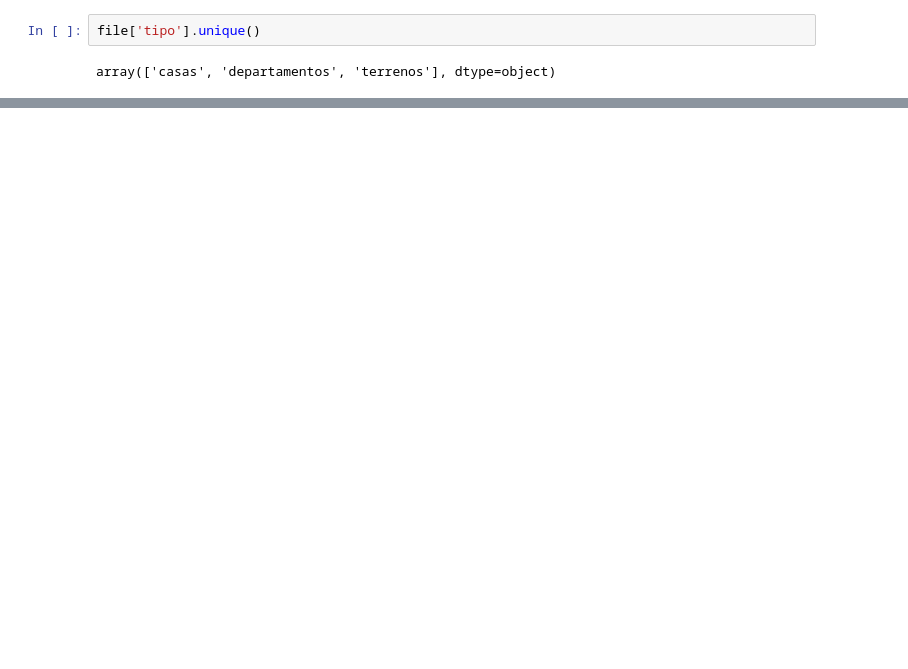
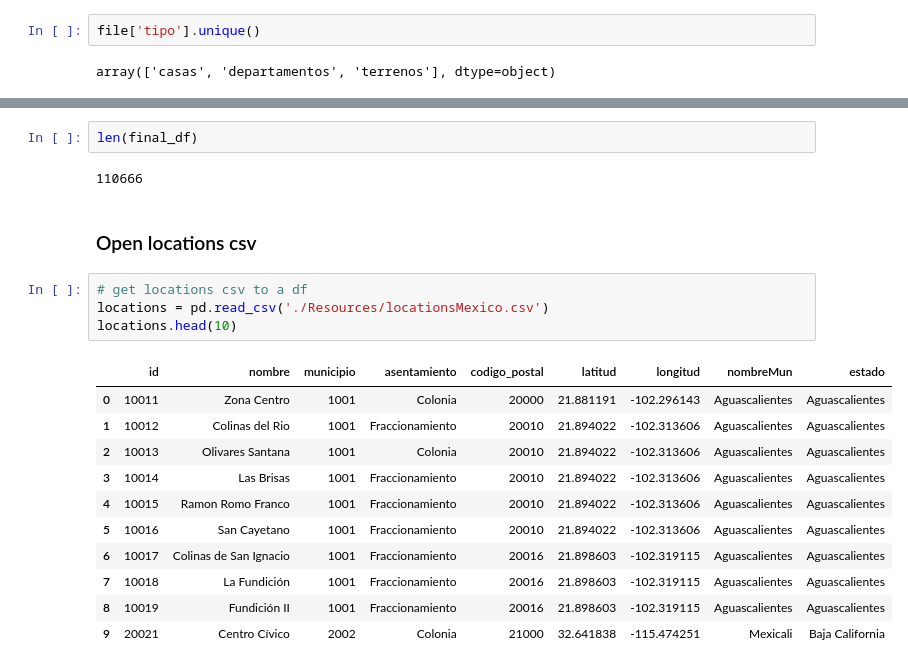
Before and after one commit to JCastro1986/Final-Project, a Jupyter notebook: ETL_process.ipynb, the cells around one changed output, grey strips where cells are left out. Saved outputs shown, nothing was run; the diff lists cells and outputs as text; blank space fills up the shorter version.

```diff
--- a/ETL_process.ipynb
+++ b/ETL_process.ipynb
@@ -143,0 +241,22 @@ print(simbolo)
+# %%
+len(final_df)
+# %% [output]
+110666
+# %% [markdown]
+### Open locations csv
+# %%
+# get locations csv to a df
+locations = pd.read_csv('./Resources/locationsMexico.csv')
+locations.head(10)
+# %% [output]
+|  | id | nombre | municipio | asentamiento | codigo_postal | latitud | longitud | nombreMun | estado |
+| 0 | 10011 | Zona Centro | 1001 | Colonia | 20000 | 21.881191 | -102.296143 | Aguascalientes | Aguascalientes |
+| 1 | 10012 | Colinas del Rio | 1001 | Fraccionamiento | 20010 | 21.894022 | -102.313606 | Aguascalientes | Aguascalientes |
+| 2 | 10013 | Olivares Santana | 1001 | Colonia | 20010 | 21.894022 | -102.313606 | Aguascalientes | Aguascalientes |
+| 3 | 10014 | Las Brisas | 1001 | Fraccionamiento | 20010 | 21.894022 | -102.313606 | Aguascalientes | Aguascalientes |
+| 4 | 10015 | Ramon Romo Franco | 1001 | Fraccionamiento | 20010 | 21.894022 | -102.313606 | Aguascalientes | Aguascalientes |
+| 5 | 10016 | San Cayetano | 1001 | Fraccionamiento | 20010 | 21.894022 | -102.313606 | Aguascalientes | Aguascalientes |
+| 6 | 10017 | Colinas de San Ignacio | 1001 | Fraccionamiento | 20016 | 21.898603 | -102.319115 | Aguascalientes | Aguascalientes |
+| 7 | 10018 | La Fundición | 1001 | Fraccionamiento | 20016 | 21.898603 | -102.319115 | Aguascalientes | Aguascalientes |
+| 8 | 10019 | Fundición II | 1001 | Fraccionamiento | 20016 | 21.898603 | -102.319115 | Aguascalientes | Aguascalientes |
+| 9 | 20021 | Centro Cívico | 2002 | Colonia | 21000 | 32.641838 | -115.474251 | Mexicali | Baja California |
```
Also changed, not shown: parts of 44 cells of this notebook, 1 other file.
